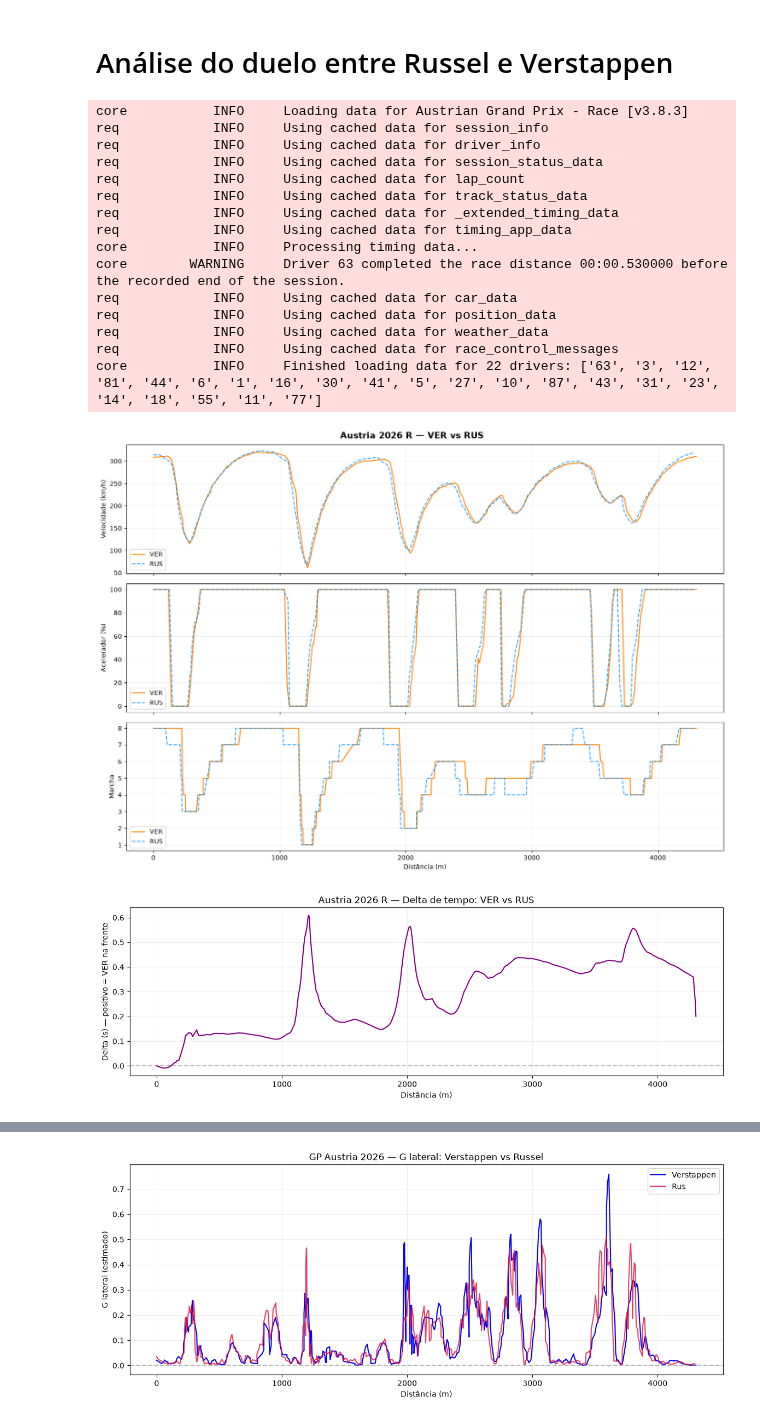
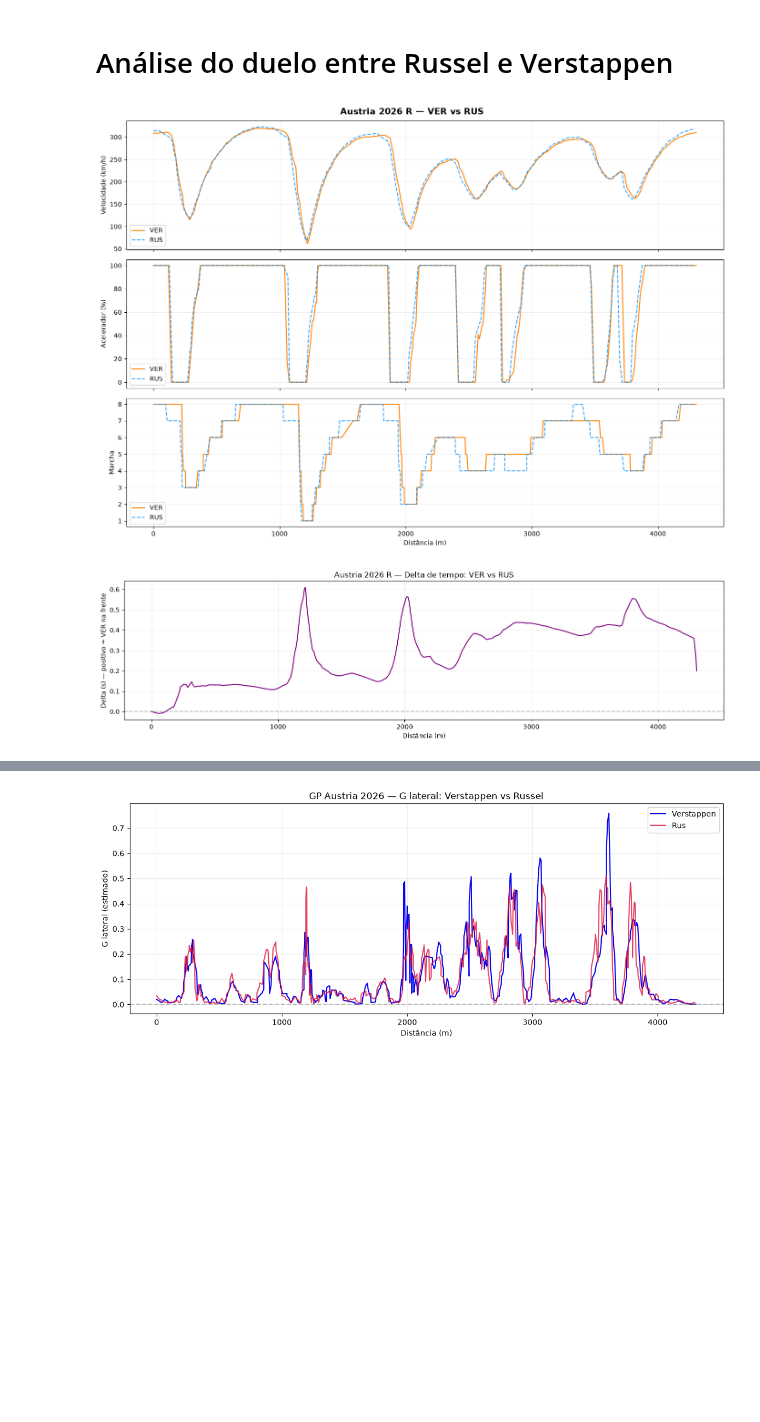
Before and after one commit to Mazzoni-mat-ap/telemetria-f1, a Jupyter notebook: notebooks/GP-AUSTRIA26.ipynb, the cells around one changed output, grey strips where cells are left out. Drawn from its saved outputs; the diff is of its cells as text; code cells hidden in the pictures; blank space fills up the shorter version.

```diff
--- a/notebooks/GP-AUSTRIA26.ipynb
+++ b/notebooks/GP-AUSTRIA26.ipynb
@@ -81,23 +52,8 @@ req            INFO     Using cached data for driver_info
 # %% [markdown]
 # Análise do duelo entre Russel e Verstappen
 # %%
-tel_ver, tel_rus = comparar_pilotos(2026, 'Austria', 'R', 'VER', 'RUS')
+tel_ver, tel_rus, fig1, fig2 = comparar_pilotos(2026, 'Austria', 'R', 'VER', 'RUS')
 # %% [output]
-core           INFO     Loading data for Austrian Grand Prix - Race [v3.8.3]
-req            INFO     Using cached data for session_info
-req            INFO     Using cached data for driver_info
-req            INFO     Using cached data for session_status_data
-req            INFO     Using cached data for lap_count
-req            INFO     Using cached data for track_status_data
-req            INFO     Using cached data for _extended_timing_data
-req            INFO     Using cached data for timing_app_data
-core           INFO     Processing timing data...
-core        WARNING     Driver 63 completed the race distance 00:00.530000 before the recorded end of the session.
-req            INFO     Using cached data for car_data
-req            INFO     Using cached data for position_data
-req            INFO     Using cached data for weather_data
-req            INFO     Using cached data for race_control_messages
-core           INFO     Finished loading data for 22 drivers: ['63', '3', '12', '81', '44', '6', '1', '16', '30', '41', '5', '27', '10', '87', '43', '31', '23', '14', '18', '55', '11', '77']
 [figure]
-[figure, old version]
+[figure, new version]
 # %%
```
Also changed, not shown: parts of 7 cells of this notebook, 6 other files.
